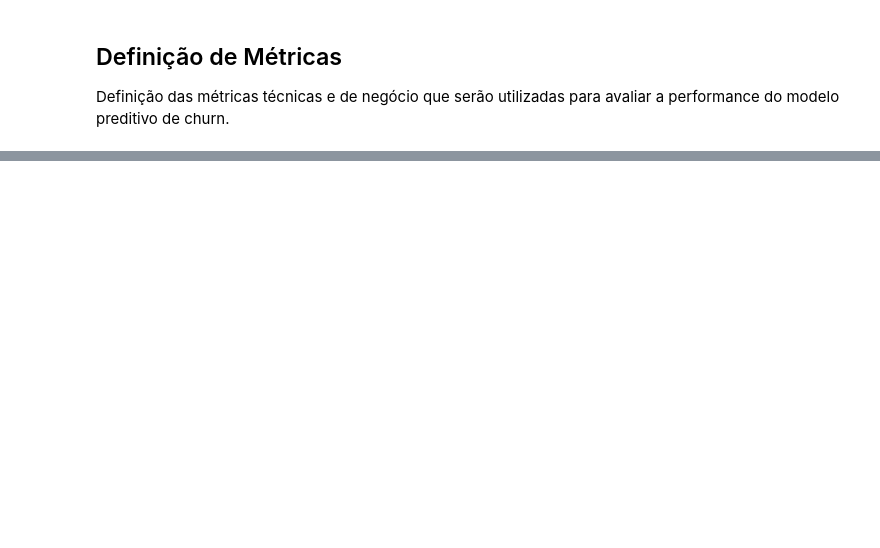
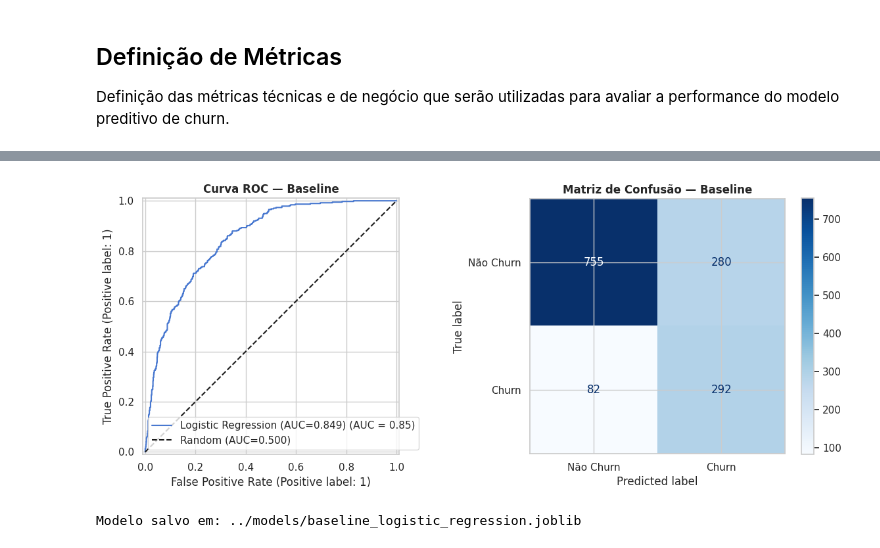
Before and after one commit to Jonathan1902/postech-fiap-tech-challenge-1, a Jupyter notebook: notebooks/01_eda_telco_churn.ipynb, the cells around one changed output, grey strips where cells are left out. Cells and saved outputs as stored; diff of their text form; code cells hidden in the pictures; blank space fills up the shorter version.

Commit message:
Add baseline logistic regression model with preprocessing pipeline
- Introduced a new joblib file for the baseline logistic regression model.

```diff
--- a/notebooks/01_eda_telco_churn.ipynb
+++ b/notebooks/01_eda_telco_churn.ipynb
@@ -597,0 +710,11 @@ Definição das métricas técnicas e de negócio que serão utilizadas para ava
+# %%
+# Avaliação no conjunto de teste
+y_pred = pipeline.predict(X_test)
+y_proba = pipeline.predict_proba(X_test)[:, 1]
+
+auc = roc_auc_score(y_test, y_proba)
+
+print(f"AUC-ROC: {auc:.4f}\n")
+print("=== Classification Report (classe churn = 1) ===")
+print(classification_report(y_test, y_pred,
+                             target_names=['Não Churn', 'Churn']))
@@ -597,0 +733,32 @@ Definição das métricas técnicas e de negócio que serão utilizadas para ava
+# %%
+# Curva ROC + Matriz de Confusão
+fig, axes = plt.subplots(1, 2, figsize=(12, 5))
+
+RocCurveDisplay.from_predictions(
+    y_test, y_proba,
+    name=f'Logistic Regression (AUC={auc:.3f})',
+    ax=axes[0],
+)
+axes[0].plot([0, 1], [0, 1], 'k--', label='Random (AUC=0.500)')
+axes[0].set_title('Curva ROC — Baseline', fontweight='bold')
+axes[0].legend()
+
+ConfusionMatrixDisplay.from_predictions(
+    y_test, y_pred,
+    display_labels=['Não Churn', 'Churn'],
+    cmap='Blues', ax=axes[1],
+)
+axes[1].set_title('Matriz de Confusão — Baseline', fontweight='bold')
+
+plt.tight_layout()
+plt.show()
+# %% [output]
+[figure, added]
+# %%
+# Salvar o modelo baseline
+MODEL_PATH = '../models/baseline_logistic_regression.joblib'
+os.makedirs(os.path.dirname(MODEL_PATH), exist_ok=True)
+joblib.dump(pipeline, MODEL_PATH)
+print(f"Modelo salvo em: {MODEL_PATH}")
+# %% [output]
+Modelo salvo em: ../models/baseline_logistic_regression.joblib
```
Also changed, not shown: parts of 9 cells of this notebook, 1 other file.
